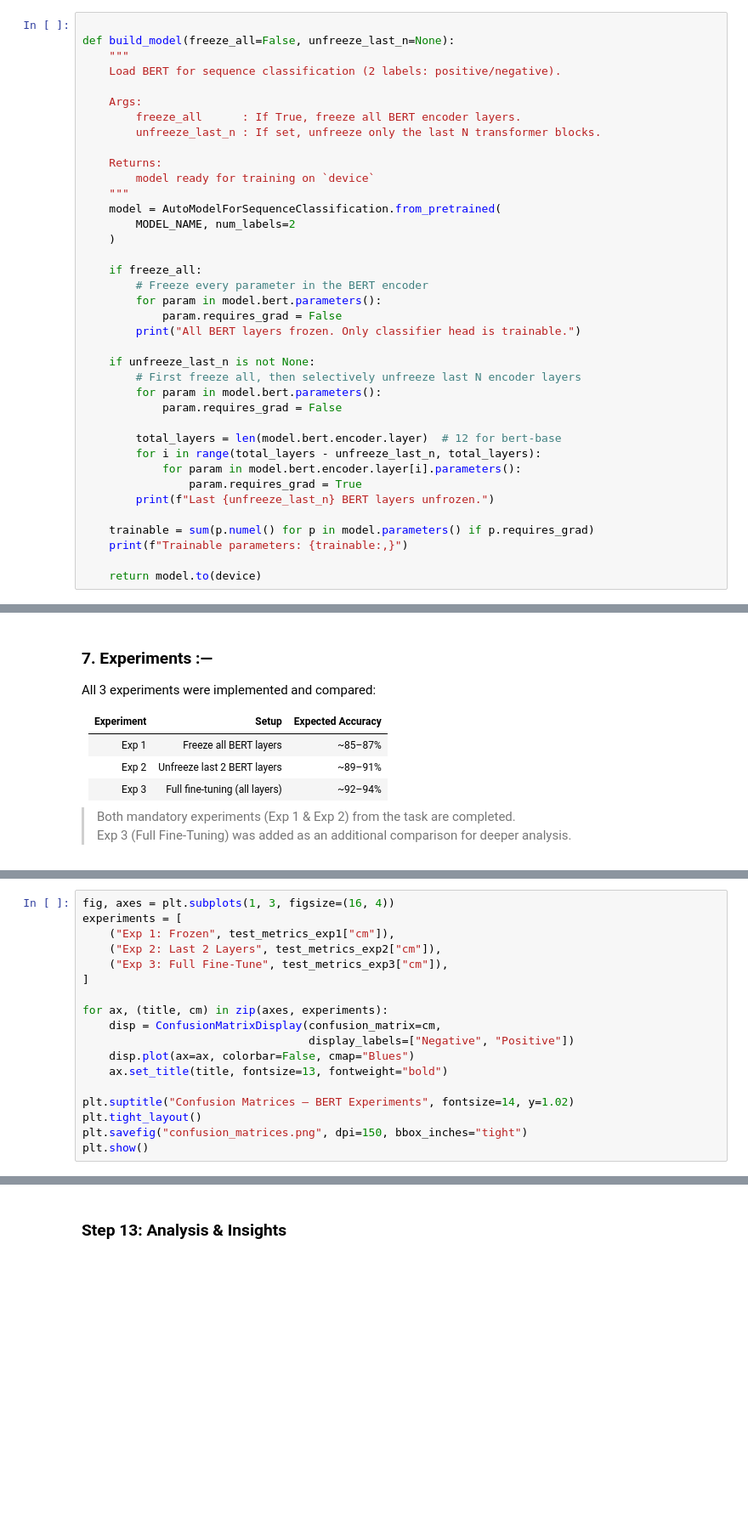
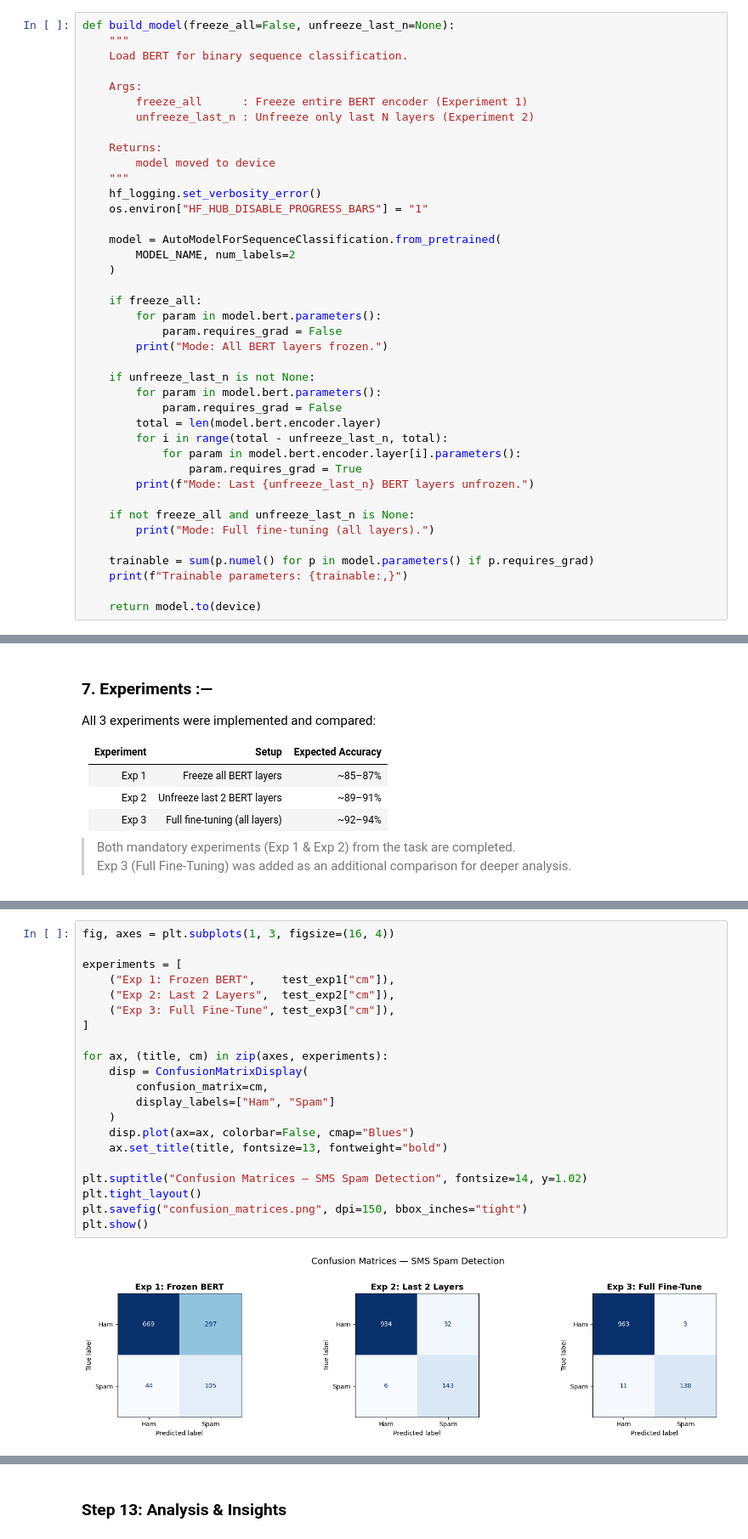
Before and after one commit to Sujal5941/Inomactics-Gen-AI-Internship, a Jupyter notebook: BERT_Fine_Tuning.ipynb, the cells around one changed output, grey strips where cells are left out. Shown at 85% size. Drawn from its saved outputs; the diff is of its cells as text; blank space fills up the shorter version.

Commit message:
BERT Fine Tuning

```diff
--- a/BERT_Fine_Tuning.ipynb
+++ b/BERT_Fine_Tuning.ipynb
@@ -213,38 +282,40 @@ Batches per epoch (train): 1250
 - Used `CrossEntropyLoss` (internally handled by HuggingFace model)
 - Implemented `train_one_epoch()` and `evaluate()` functions cleanly
 # %%
-
 def build_model(freeze_all=False, unfreeze_last_n=None):
     """
-    Load BERT for sequence classification (2 labels: positive/negative).
+    Load BERT for binary sequence classification.
 
     Args:
-        freeze_all      : If True, freeze all BERT encoder layers.
-        unfreeze_last_n : If set, unfreeze only the last N transformer blocks.
+        freeze_all      : Freeze entire BERT encoder (Experiment 1)
+        unfreeze_last_n : Unfreeze only last N layers (Experiment 2)
 
     Returns:
-        model ready for training on `device`
+        model moved to device
     """
+    hf_logging.set_verbosity_error()
+    os.environ["HF_HUB_DISABLE_PROGRESS_BARS"] = "1"
+
     model = AutoModelForSequenceClassification.from_pretrained(
         MODEL_NAME, num_labels=2
     )
 
     if freeze_all:
-        # Freeze every parameter in the BERT encoder
         for param in model.bert.parameters():
             param.requires_grad = False
-        print("All BERT layers frozen. Only classifier head is trainable.")
+        print("Mode: All BERT layers frozen.")
 
     if unfreeze_last_n is not None:
-        # First freeze all, then selectively unfreeze last N encoder layers
         for param in model.bert.parameters():
             param.requires_grad = False
-
-        total_layers = len(model.bert.encoder.layer)  # 12 for bert-base
-        for i in range(total_layers - unfreeze_last_n, total_layers):
+        total = len(model.bert.encoder.layer)
+        for i in range(total - unfreeze_last_n, total):
             for param in model.bert.encoder.layer[i].parameters():
                 param.requires_grad = True
-        print(f"Last {unfreeze_last_n} BERT layers unfrozen.")
+        print(f"Mode: Last {unfreeze_last_n} BERT layers unfrozen.")
+
+    if not freeze_all and unfreeze_last_n is None:
+        print("Mode: Full fine-tuning (all layers).")
 
     trainable = sum(p.numel() for p in model.parameters() if p.requires_grad)
     print(f"Trainable parameters: {trainable:,}")
@@ -438,18 +561,23 @@ All 3 experiments were implemented and compared:
 # %%
 fig, axes = plt.subplots(1, 3, figsize=(16, 4))
+
 experiments = [
-    ("Exp 1: Frozen", test_metrics_exp1["cm"]),
-    ("Exp 2: Last 2 Layers", test_metrics_exp2["cm"]),
-    ("Exp 3: Full Fine-Tune", test_metrics_exp3["cm"]),
+    ("Exp 1: Frozen BERT",    test_exp1["cm"]),
+    ("Exp 2: Last 2 Layers",  test_exp2["cm"]),
+    ("Exp 3: Full Fine-Tune", test_exp3["cm"]),
 ]
 
 for ax, (title, cm) in zip(axes, experiments):
-    disp = ConfusionMatrixDisplay(confusion_matrix=cm,
-                                  display_labels=["Negative", "Positive"])
+    disp = ConfusionMatrixDisplay(
+        confusion_matrix=cm,
+        display_labels=["Ham", "Spam"]
+    )
     disp.plot(ax=ax, colorbar=False, cmap="Blues")
     ax.set_title(title, fontsize=13, fontweight="bold")
 
-plt.suptitle("Confusion Matrices – BERT Experiments", fontsize=14, y=1.02)
+plt.suptitle("Confusion Matrices — SMS Spam Detection", fontsize=14, y=1.02)
 plt.tight_layout()
 plt.savefig("confusion_matrices.png", dpi=150, bbox_inches="tight")
 plt.show()
+# %% [output]
+[figure, added]
```
Also changed, not shown: parts of 28 cells of this notebook.
